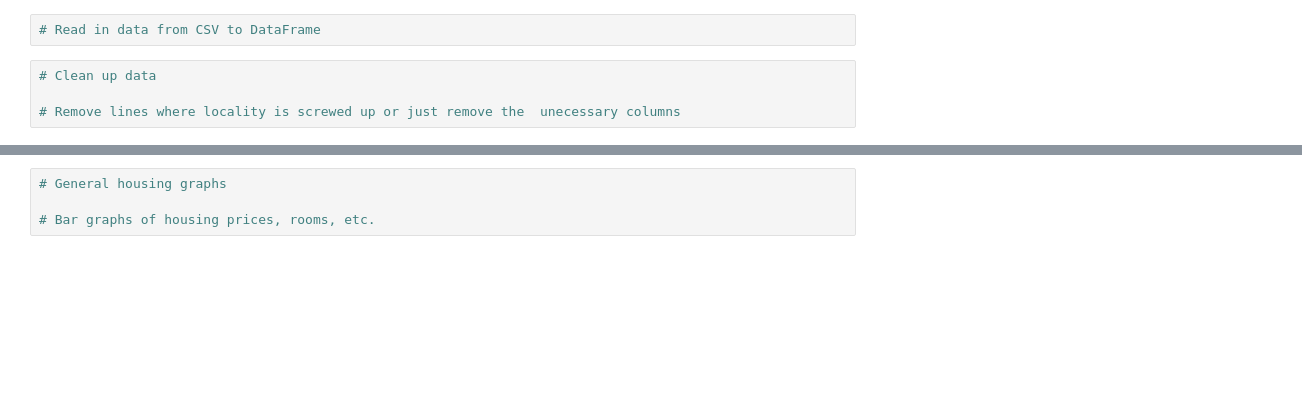
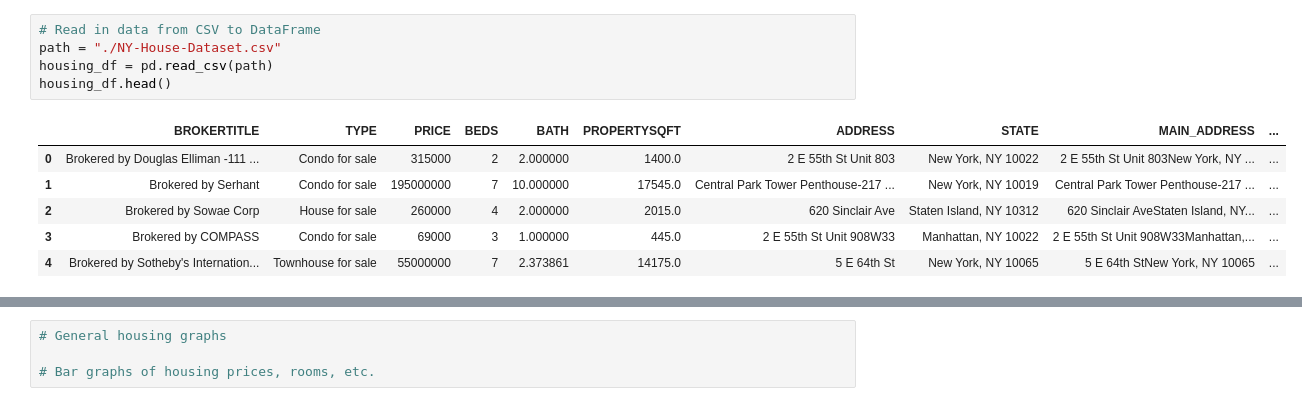
Before and after one commit to LizHepler/Project_1, a Jupyter notebook: NYHousingAnalysis.ipynb, the cells around one changed output, grey strips where cells are left out. Cells and saved outputs as stored; diff of their text form; blank space fills up the shorter version.

Commit message:
Added code to read CSV and clean data

```diff
--- a/NYHousingAnalysis.ipynb
+++ b/NYHousingAnalysis.ipynb
@@ -3,6 +16,12 @@
 # %%
 # Read in data from CSV to DataFrame
+path = "./NY-House-Dataset.csv"
+housing_df = pd.read_csv(path)
+housing_df.head()
+# %% [output]
+|  | BROKERTITLE | TYPE | PRICE | BEDS | BATH | PROPERTYSQFT | ADDRESS | STATE | MAIN_ADDRESS | ... |
+| 0 | Brokered by Douglas Elliman -111 ... | Condo for sale | 315000 | 2 | 2.000000 | 1400.0 | 2 E 55th St Unit 803 | New York, NY 10022 | 2 E 55th St Unit 803New York, NY ... | ... |
+| 1 | Brokered by Serhant | Condo for sale | 195000000 | 7 | 10.000000 | 17545.0 | Central Park Tower Penthouse-217 ... | New York, NY 10019 | Central Park Tower Penthouse-217 ... | ... |
+| 2 | Brokered by Sowae Corp | House for sale | 260000 | 4 | 2.000000 | 2015.0 | 620 Sinclair Ave | Staten Island, NY 10312 | 620 Sinclair AveStaten Island, NY... | ... |
+| 3 | Brokered by COMPASS | Condo for sale | 69000 | 3 | 1.000000 | 445.0 | 2 E 55th St Unit 908W33 | Manhattan, NY 10022 | 2 E 55th St Unit 908W33Manhattan,... | ... |
+| 4 | Brokered by Sotheby's Internation... | Townhouse for sale | 55000000 | 7 | 2.373861 | 14175.0 | 5 E 64th St | New York, NY 10065 | 5 E 64th StNew York, NY 10065 | ... |
-# %%
-# Clean up data
-
-# Remove lines where locality is screwed up or just remove the  unecessary columns
```
Also changed, not shown: parts of 3 cells of this notebook.
